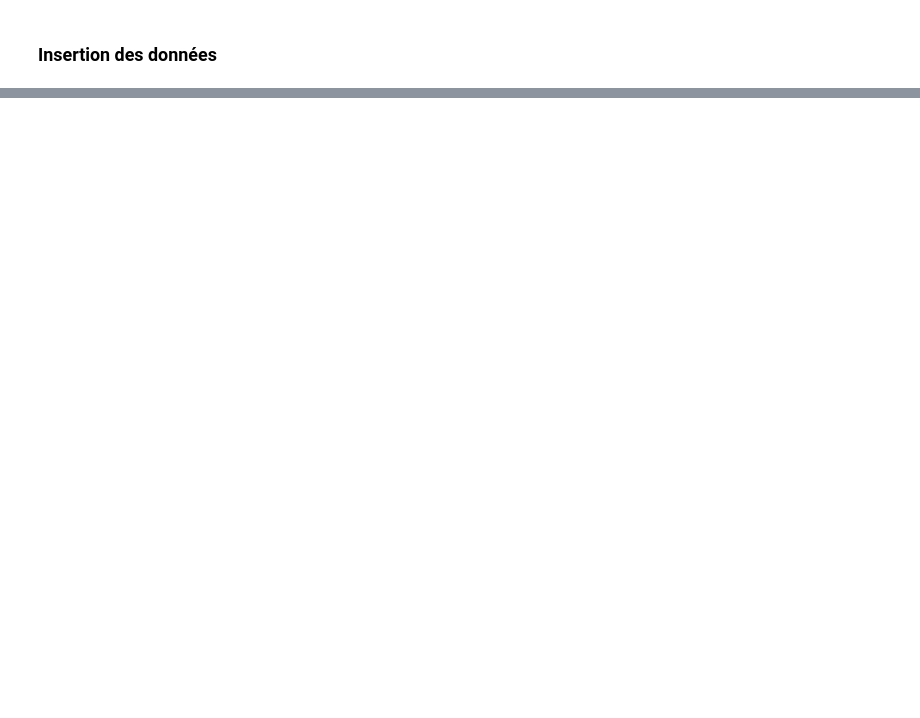
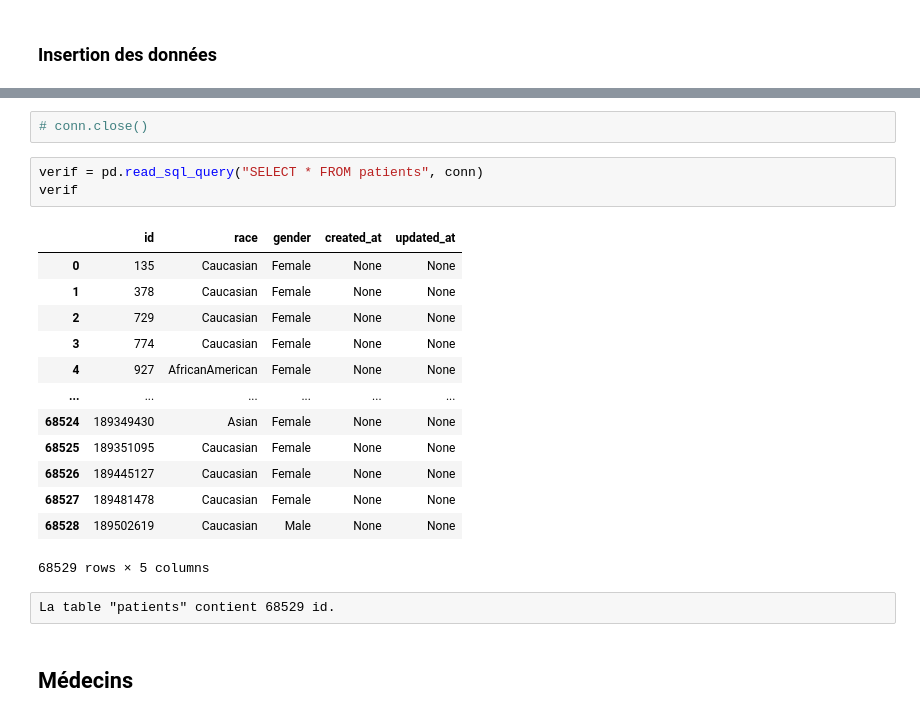
Before and after one commit to Gwendelina/130US_diabete, a Jupyter notebook: Creation BDD/Creation_BDD.ipynb, the cells around one changed output, grey strips where cells are left out. Cells and saved outputs as stored; diff of their text form; blank space fills up the shorter version.

```diff
--- a/Creation BDD/Creation_BDD.ipynb
+++ b/Creation BDD/Creation_BDD.ipynb
@@ -281,0 +378,23 @@ for i in doublons :
+# %%
+# conn.close()
+# %%
+verif = pd.read_sql_query("SELECT * FROM patients", conn)
+verif
+# %% [output]
+|  | id | race | gender | created_at | updated_at |
+| 0 | 135 | Caucasian | Female | None | None |
+| 1 | 378 | Caucasian | Female | None | None |
+| 2 | 729 | Caucasian | Female | None | None |
+| 3 | 774 | Caucasian | Female | None | None |
+| 4 | 927 | AfricanAmerican | Female | None | None |
+| ... | ... | ... | ... | ... | ... |
+| 68524 | 189349430 | Asian | Female | None | None |
+| 68525 | 189351095 | Caucasian | Female | None | None |
+| 68526 | 189445127 | Caucasian | Female | None | None |
+| 68527 | 189481478 | Caucasian | Female | None | None |
+| 68528 | 189502619 | Caucasian | Male | None | None |
+68529 rows × 5 columns
+# %% [raw]
+La table "patients" contient 68529 id.
+# %% [markdown]
+## Médecins
```
Also changed, not shown: parts of 49 cells of this notebook, 1 other file.
